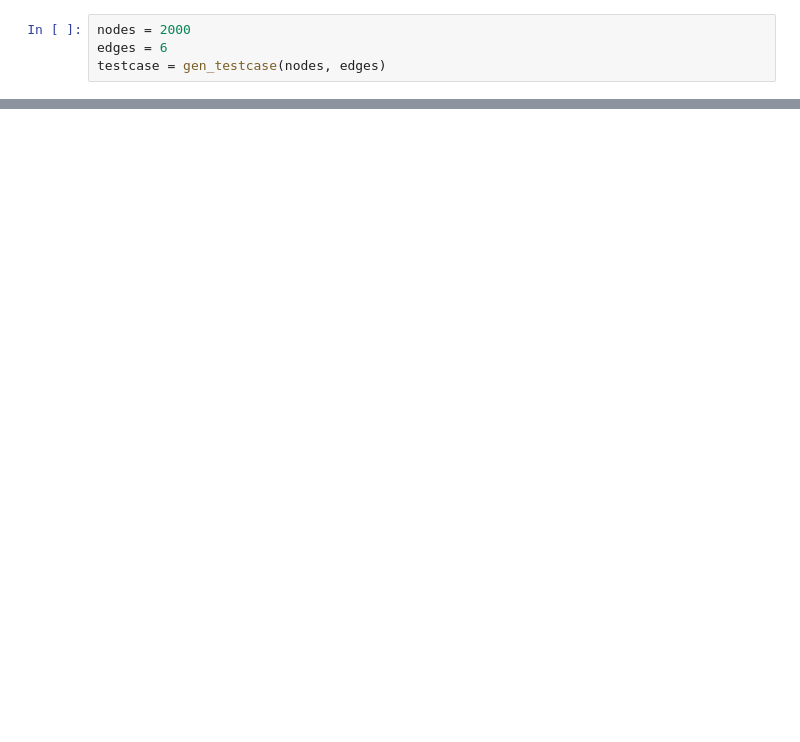
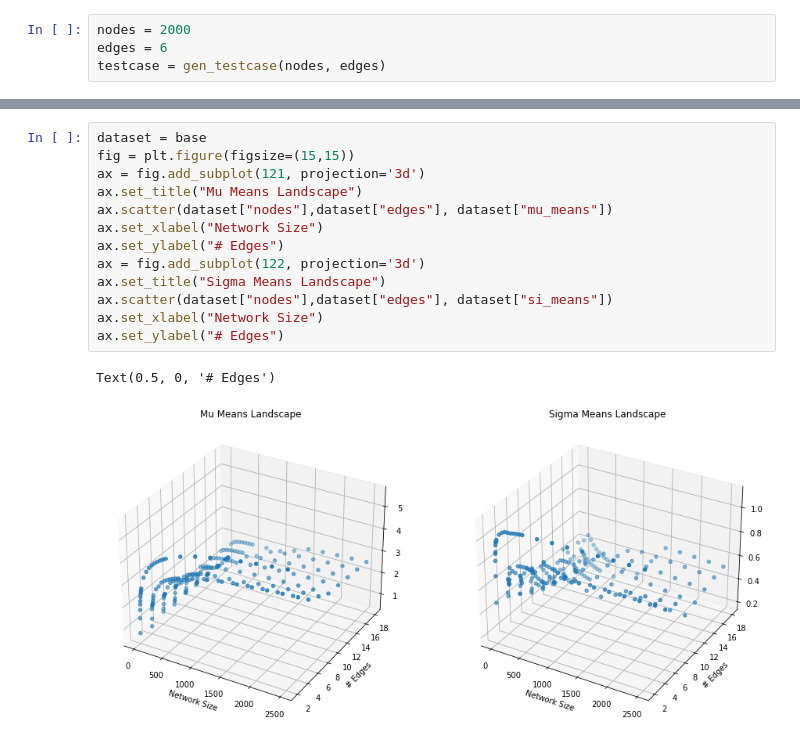
Before and after one commit to vs-uulm/eta-adaptive, a Jupyter notebook: Distribution Model.ipynb, the cells around one changed output, grey strips where cells are left out. Cells and saved outputs as stored; diff of their text form; blank space fills up the shorter version.

```diff
--- a/Distribution Model.ipynb
+++ b/Distribution Model.ipynb
@@ -108,0 +129,16 @@ plt.show()
+# %%
+dataset = base
+fig = plt.figure(figsize=(15,15))
+ax = fig.add_subplot(121, projection='3d')
+ax.set_title("Mu Means Landscape")
+ax.scatter(dataset["nodes"],dataset["edges"], dataset["mu_means"])
+ax.set_xlabel("Network Size")
+ax.set_ylabel("# Edges")
+ax = fig.add_subplot(122, projection='3d')
+ax.set_title("Sigma Means Landscape")
+ax.scatter(dataset["nodes"],dataset["edges"], dataset["si_means"])
+ax.set_xlabel("Network Size")
+ax.set_ylabel("# Edges")
+# %% [output]
+Text(0.5, 0, '# Edges')
+[figure, added]
```
Also changed, not shown: parts of 13 cells of this notebook, 1 other file.
